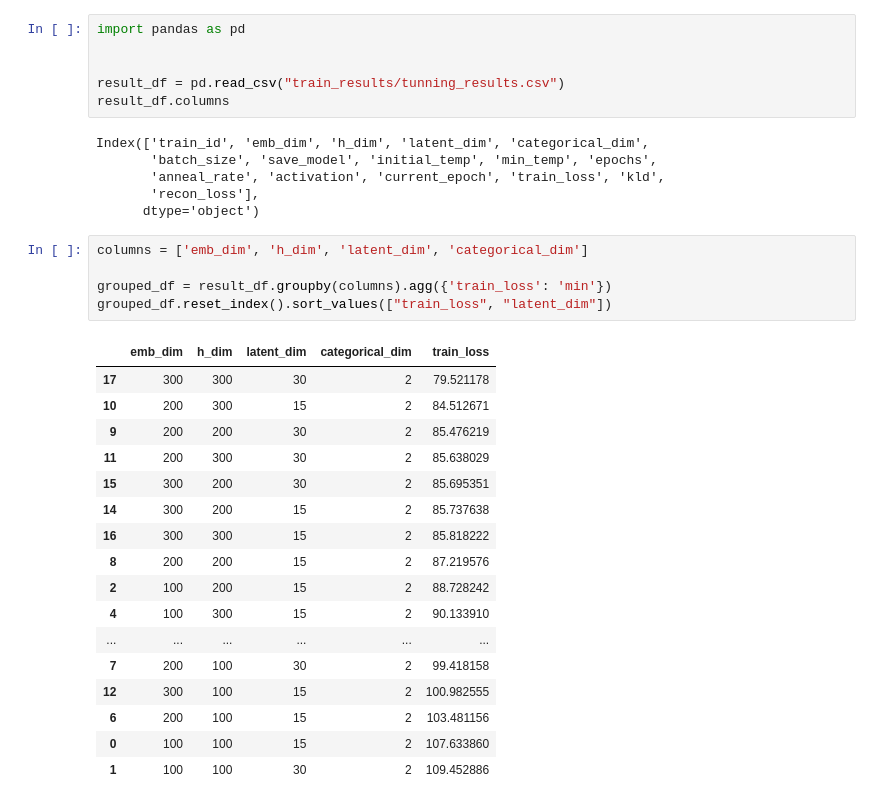
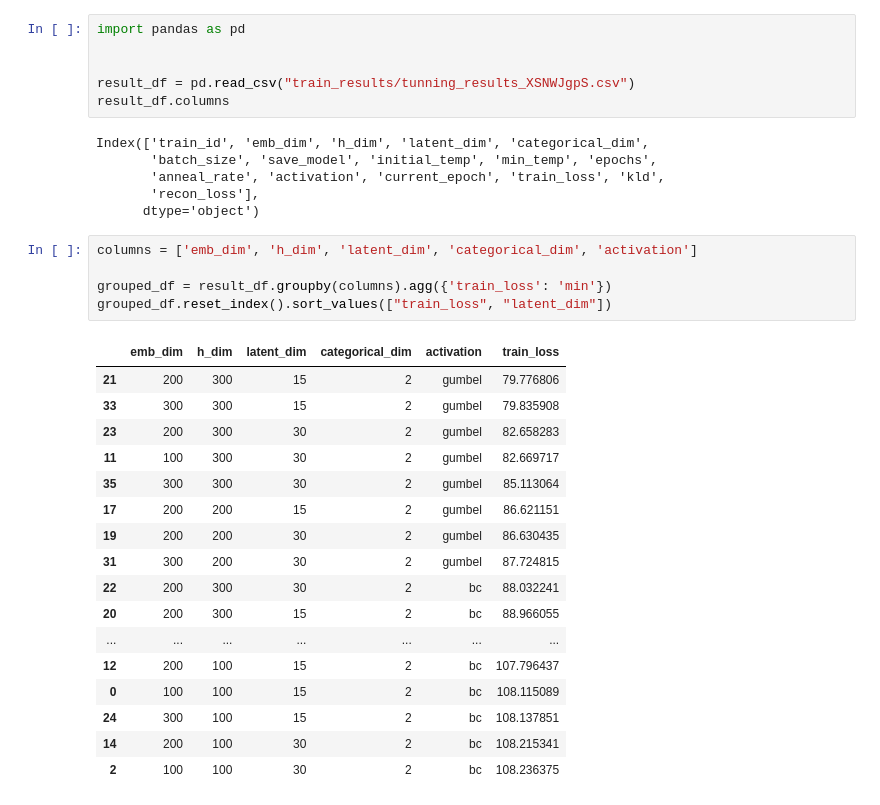
Before and after one commit to yukioichida/bdi-latent-space, a Jupyter notebook: tuning_results.ipynb, the cells around one changed output. Saved outputs shown, nothing was run; the diff lists cells and outputs as text.

Commit message:
bc_trained_model

```diff
--- a/tuning_results.ipynb
+++ b/tuning_results.ipynb
@@ -2,7 +2,7 @@
 import pandas as pd
 
 
-result_df = pd.read_csv("train_results/tunning_results.csv")
+result_df = pd.read_csv("train_results/tunning_results_XSNWJgpS.csv")
 result_df.columns
 # %% [output]
 Index(['train_id', 'emb_dim', 'h_dim', 'latent_dim', 'categorical_dim',
@@ -11,26 +11,26 @@ Index(['train_id', 'emb_dim', 'h_dim', 'latent_dim', 'categorical_dim',
        'recon_loss'],
       dtype='object')
 # %%
-columns = ['emb_dim', 'h_dim', 'latent_dim', 'categorical_dim']
+columns = ['emb_dim', 'h_dim', 'latent_dim', 'categorical_dim', 'activation']
 
 grouped_df = result_df.groupby(columns).agg({'train_loss': 'min'})
 grouped_df.reset_index().sort_values(["train_loss", "latent_dim"])
 # %% [output]
-|  | emb_dim | h_dim | latent_dim | categorical_dim | train_loss |
-| 17 | 300 | 300 | 30 | 2 | 79.521178 |
-| 10 | 200 | 300 | 15 | 2 | 84.512671 |
-| 9 | 200 | 200 | 30 | 2 | 85.476219 |
-| 11 | 200 | 300 | 30 | 2 | 85.638029 |
-| 15 | 300 | 200 | 30 | 2 | 85.695351 |
-| 14 | 300 | 200 | 15 | 2 | 85.737638 |
-| 16 | 300 | 300 | 15 | 2 | 85.818222 |
-| 8 | 200 | 200 | 15 | 2 | 87.219576 |
-| 2 | 100 | 200 | 15 | 2 | 88.728242 |
-| 4 | 100 | 300 | 15 | 2 | 90.133910 |
-| ... | ... | ... | ... | ... | ... |
-| 7 | 200 | 100 | 30 | 2 | 99.418158 |
-| 12 | 300 | 100 | 15 | 2 | 100.982555 |
-| 6 | 200 | 100 | 15 | 2 | 103.481156 |
-| 0 | 100 | 100 | 15 | 2 | 107.633860 |
-| 1 | 100 | 100 | 30 | 2 | 109.452886 |
+|  | emb_dim | h_dim | latent_dim | categorical_dim | activation | train_loss |
+| 21 | 200 | 300 | 15 | 2 | gumbel | 79.776806 |
+| 33 | 300 | 300 | 15 | 2 | gumbel | 79.835908 |
+| 23 | 200 | 300 | 30 | 2 | gumbel | 82.658283 |
+| 11 | 100 | 300 | 30 | 2 | gumbel | 82.669717 |
+| 35 | 300 | 300 | 30 | 2 | gumbel | 85.113064 |
+| 17 | 200 | 200 | 15 | 2 | gumbel | 86.621151 |
+| 19 | 200 | 200 | 30 | 2 | gumbel | 86.630435 |
+| 31 | 300 | 200 | 30 | 2 | gumbel | 87.724815 |
+| 22 | 200 | 300 | 30 | 2 | bc | 88.032241 |
+| 20 | 200 | 300 | 15 | 2 | bc | 88.966055 |
+| ... | ... | ... | ... | ... | ... | ... |
+| 12 | 200 | 100 | 15 | 2 | bc | 107.796437 |
+| 0 | 100 | 100 | 15 | 2 | bc | 108.115089 |
+| 24 | 300 | 100 | 15 | 2 | bc | 108.137851 |
+| 14 | 200 | 100 | 30 | 2 | bc | 108.215341 |
+| 2 | 100 | 100 | 30 | 2 | bc | 108.236375 |
 # %%
```
Also changed, not shown: parts of 1 cell of this notebook, 1 other file.
